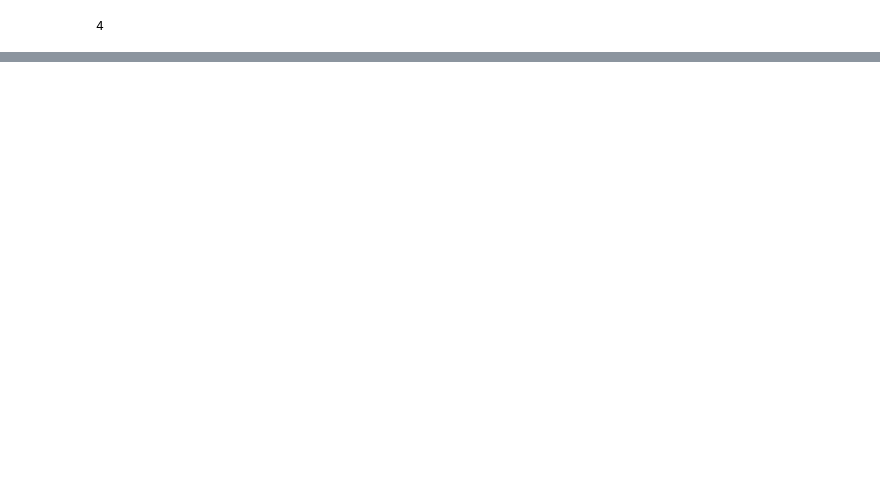
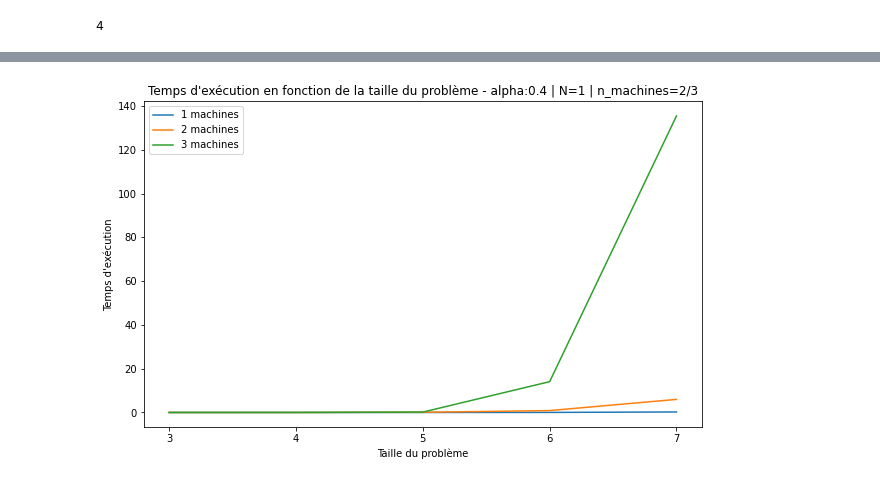
Before and after one commit to TinoMargely/Branch-and-Bound, a Jupyter notebook: Notebook Tino 2.ipynb, the cells around one changed output, grey strips where cells are left out. Saved outputs shown, nothing was run; the diff lists cells and outputs as text; code cells hidden in the pictures; blank space fills up the shorter version.

```diff
--- a/Notebook Tino 2.ipynb
+++ b/Notebook Tino 2.ipynb
@@ -463,0 +615,56 @@ TypeError: computeCost() missing 1 required positional argument: 'n'
+# %%
+N = 1 #Nombre d'échantillons
+n = 8 #Taille maximum du problème
+alpha = 0.4
+
+resultats_BB = [[] for i in range(3,n)]
+resultats_BB_2 = [[] for i in range(3,n)]
+resultats_BB_3 = [[] for i in range(3,n)]
+
+for _ in range(N):
+    for i in range(3,n):
+
+        p,d,w = genMultiInstances(i,alpha,1)
+        #n_machines = 1
+        start = time.time()
+        _, _, _, _, _ = branch_and_bound(p,d,w, True, getPrimal, getDual,exploration_1, 1)
+        end = time.time()
+        resultats_BB[i-3].append(end-start)
+
+        p,d,w = genMultiInstances(i,alpha,2)
+        #n_machines = 2
+        start = time.time()
+        _, _, _, _, _ = branch_and_bound(p,d,w, True, getPrimal, getDual,exploration_1, 2)
+        end = time.time()
+        resultats_BB_2[i-3].append(end-start)
+
+        p,d,w = genMultiInstances(i,alpha,3)
+        #n_machines = 3
+        start = time.time()
+        _, _, _, _, _ = branch_and_bound(p,d,w, True, getPrimal, getDual,exploration_1, 3)
+        end = time.time()
+        resultats_BB_3[i-3].append(end-start)
+
+
+resultats_BB_3 = [np.mean(res) for res in resultats_BB_3]
+resultats_BB_3 = np.array(resultats_BB_3)
+
+resultats_BB_2 = [np.mean(res) for res in resultats_BB_2]
+resultats_BB_2 = np.array(resultats_BB_2)
+
+resultats_BB = [np.mean(res) for res in resultats_BB]
+resultats_BB = np.array(resultats_BB)
+
+plt.figure(figsize=(10,6))
+X = list(range(3,n))
+plt.plot(X,resultats_BB, label="1 machines")
+plt.plot(X,resultats_BB_2, label="2 machines")
+plt.plot(X,resultats_BB_3, label="3 machines")
+plt.xlabel("Taille du problème")
+plt.xticks(X)
+plt.legend()
+plt.ylabel("Temps d'exécution")
+plt.title("Temps d'exécution en fonction de la taille du problème - alpha:{} | N={} | n_machines={}".format(alpha,N,"2/3"))
+#plt.savefig("img/1-2-3-machines-8.png")
+# %% [output]
+[figure, added]
```
Also changed, not shown: parts of 24 cells of this notebook.
